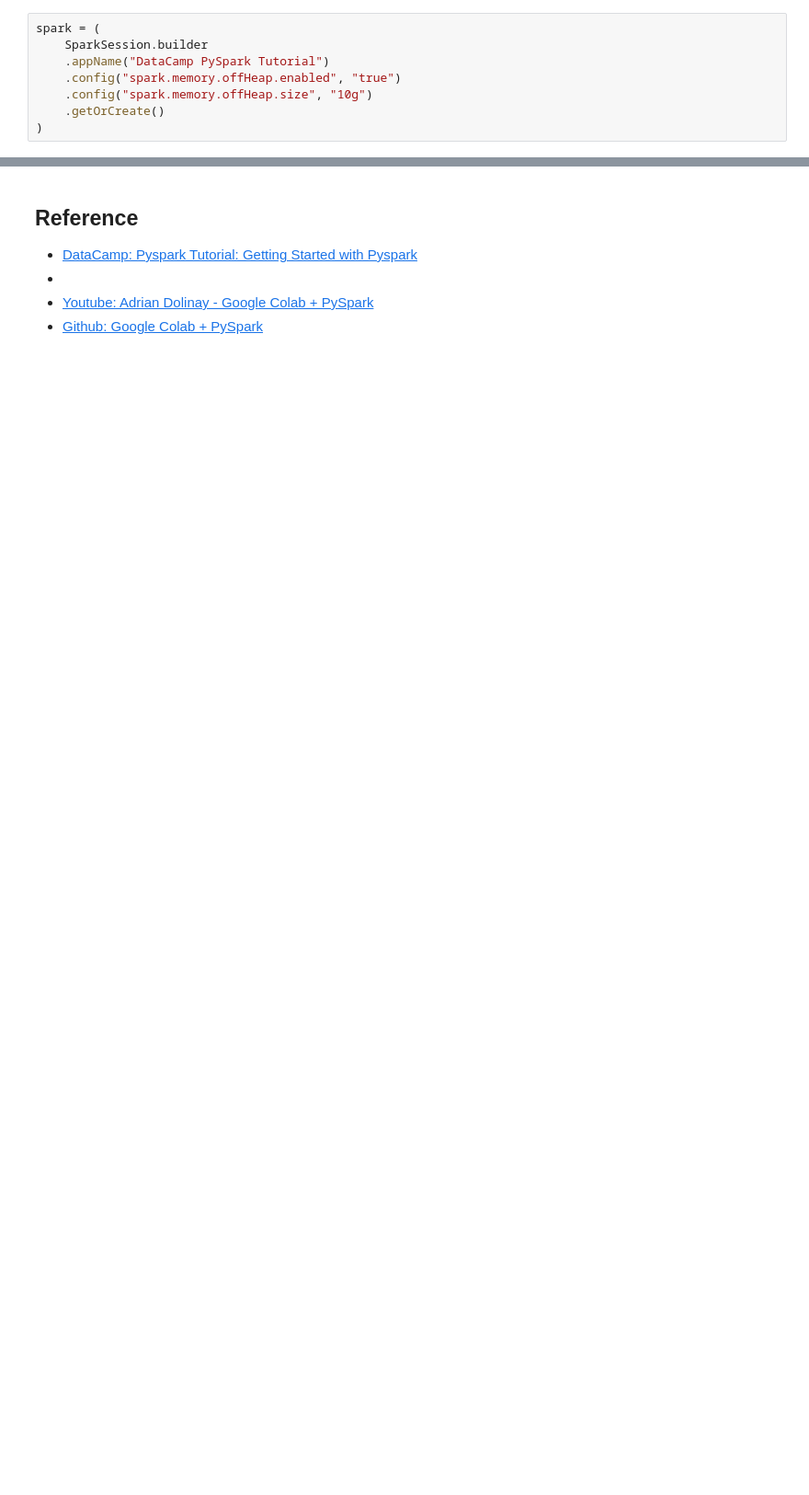
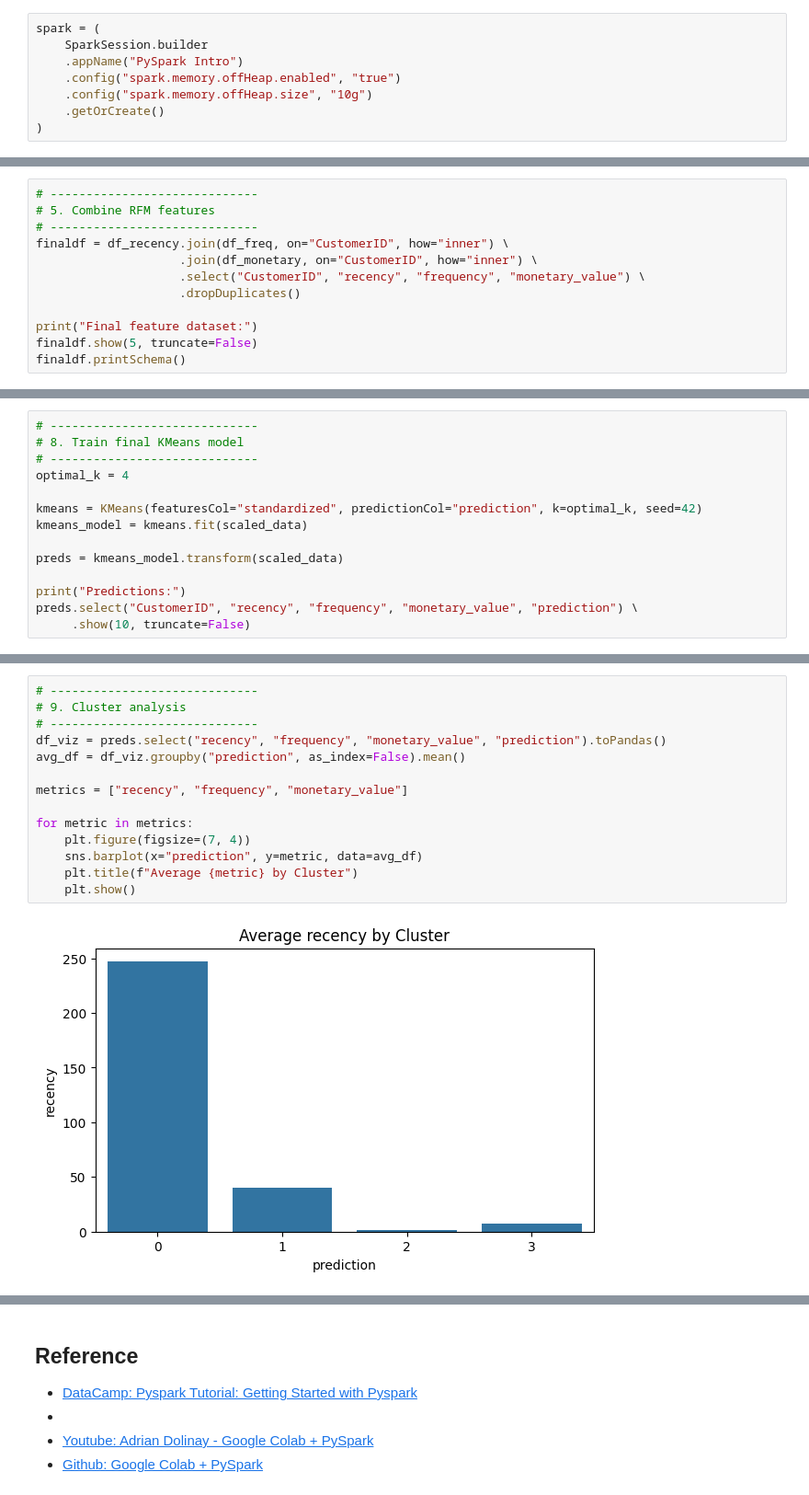
Before and after one commit to crossproducts/Notes, a Jupyter notebook: Data/Apache-Spark/Labs/L1/notebook.ipynb, the cells around one changed output, grey strips where cells are left out. Shown at 92% size. Saved outputs shown, nothing was run; the diff lists cells and outputs as text; blank space fills up the shorter version.

```diff
--- a/Data/Apache-Spark/Labs/L1/notebook.ipynb
+++ b/Data/Apache-Spark/Labs/L1/notebook.ipynb
@@ -8,7 +31,7 @@ from pyspark.sql import SparkSession
 # %%
 spark = (
     SparkSession.builder
-    .appName("DataCamp PySpark Tutorial")
+    .appName("PySpark Intro")
     .config("spark.memory.offHeap.enabled", "true")
     .config("spark.memory.offHeap.size", "10g")
     .getOrCreate()
@@ -41,0 +209,12 @@ print("Unique customers:", df.select("CustomerID").distinct().count())
+# %%
+# -----------------------------
+# 5. Combine RFM features
+# -----------------------------
+finaldf = df_recency.join(df_freq, on="CustomerID", how="inner") \
+                    .join(df_monetary, on="CustomerID", how="inner") \
+                    .select("CustomerID", "recency", "frequency", "monetary_value") \
+                    .dropDuplicates()
+
+print("Final feature dataset:")
+finaldf.show(5, truncate=False)
+finaldf.printSchema()
@@ -41,0 +295,14 @@ print("Unique customers:", df.select("CustomerID").distinct().count())
+# %%
+# -----------------------------
+# 8. Train final KMeans model
+# -----------------------------
+optimal_k = 4
+
+kmeans = KMeans(featuresCol="standardized", predictionCol="prediction", k=optimal_k, seed=42)
+kmeans_model = kmeans.fit(scaled_data)
+
+preds = kmeans_model.transform(scaled_data)
+
+print("Predictions:")
+preds.select("CustomerID", "recency", "frequency", "monetary_value", "prediction") \
+     .show(10, truncate=False)
@@ -41,0 +326,16 @@ print("Unique customers:", df.select("CustomerID").distinct().count())
+# %%
+# -----------------------------
+# 9. Cluster analysis
+# -----------------------------
+df_viz = preds.select("recency", "frequency", "monetary_value", "prediction").toPandas()
+avg_df = df_viz.groupby("prediction", as_index=False).mean()
+
+metrics = ["recency", "frequency", "monetary_value"]
+
+for metric in metrics:
+    plt.figure(figsize=(7, 4))
+    sns.barplot(x="prediction", y=metric, data=avg_df)
+    plt.title(f"Average {metric} by Cluster")
+    plt.show()
+# %% [output]
+[figure, added]
```
Also changed, not shown: parts of 25 cells of this notebook.
